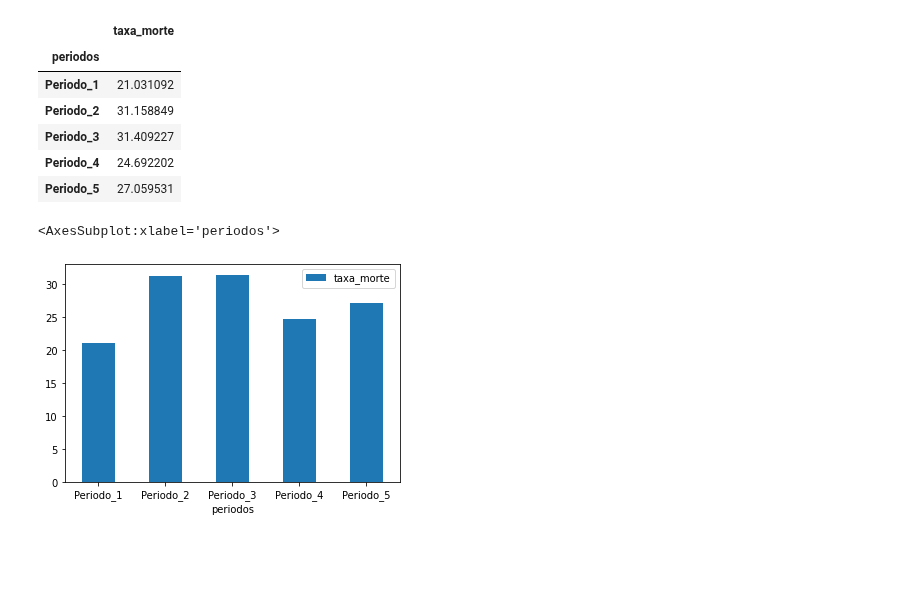
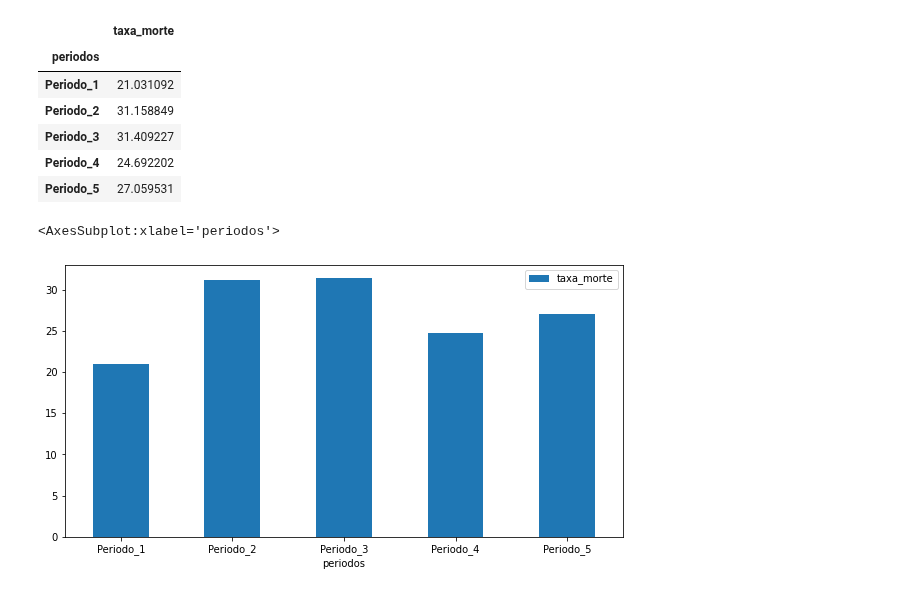
Before and after one commit to bielarnaud/Estudo_dados_de_covid, a Jupyter notebook: Codes/Casos_Graves.ipynb, the cells around one changed output. Saved outputs shown, nothing was run; the diff lists cells and outputs as text; code cells hidden in the pictures; blank space fills up the shorter version.

```diff
--- a/Codes/Casos_Graves.ipynb
+++ b/Codes/Casos_Graves.ipynb
@@ -519,7 +533,7 @@ df_taxas
 | Periodo_4 | 24.692202 |
 | Periodo_5 | 27.059531 |
 # %%
-df_taxas.plot.bar(rot = 0)
+df_taxas.plot.bar(rot = 0,figsize=[10,5])
 # %% [output]
 <AxesSubplot:xlabel='periodos'>
-[figure, old version]
+[figure, new version]
```
Also changed, not shown: parts of 4 cells of this notebook, 2 other files.
